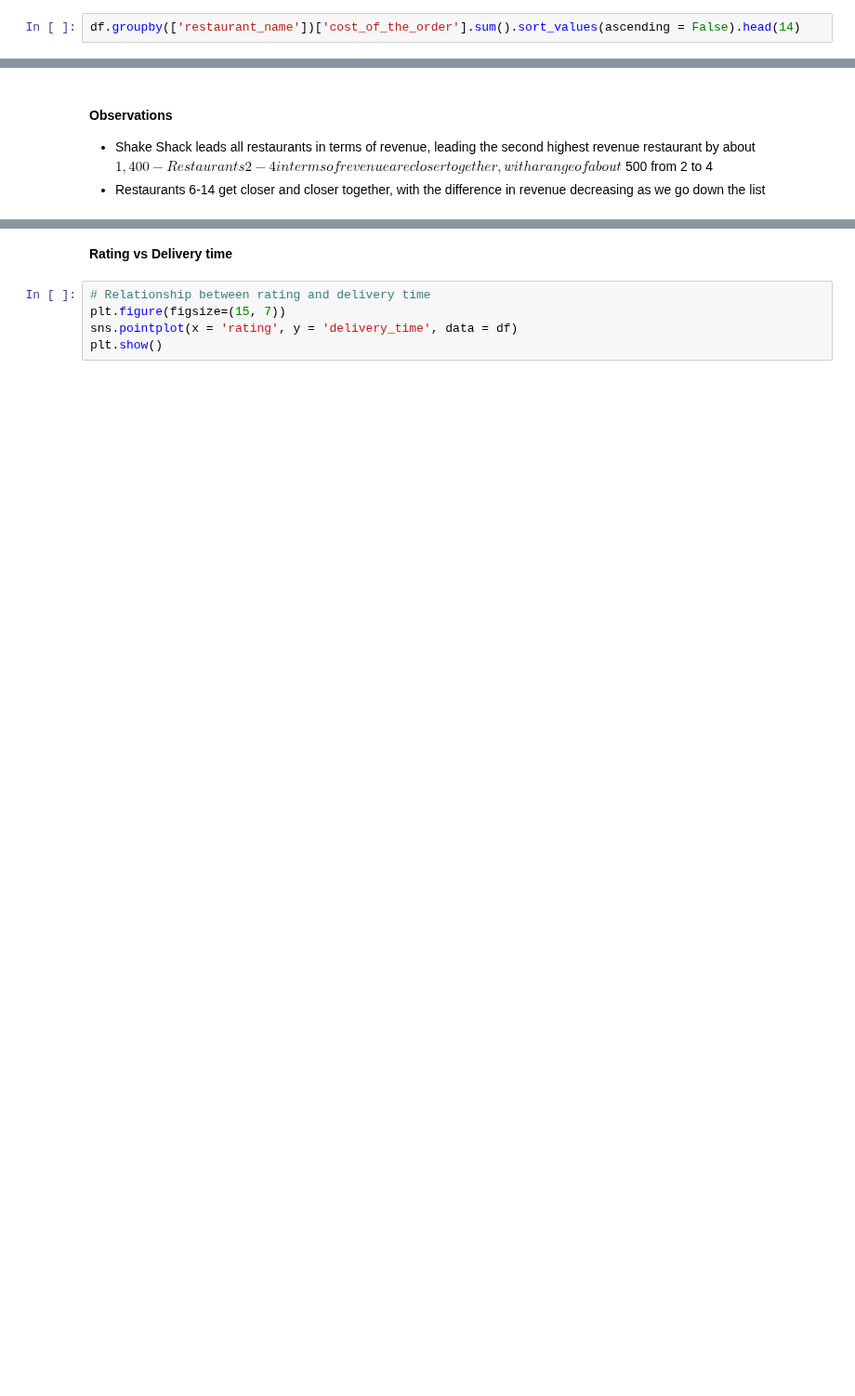
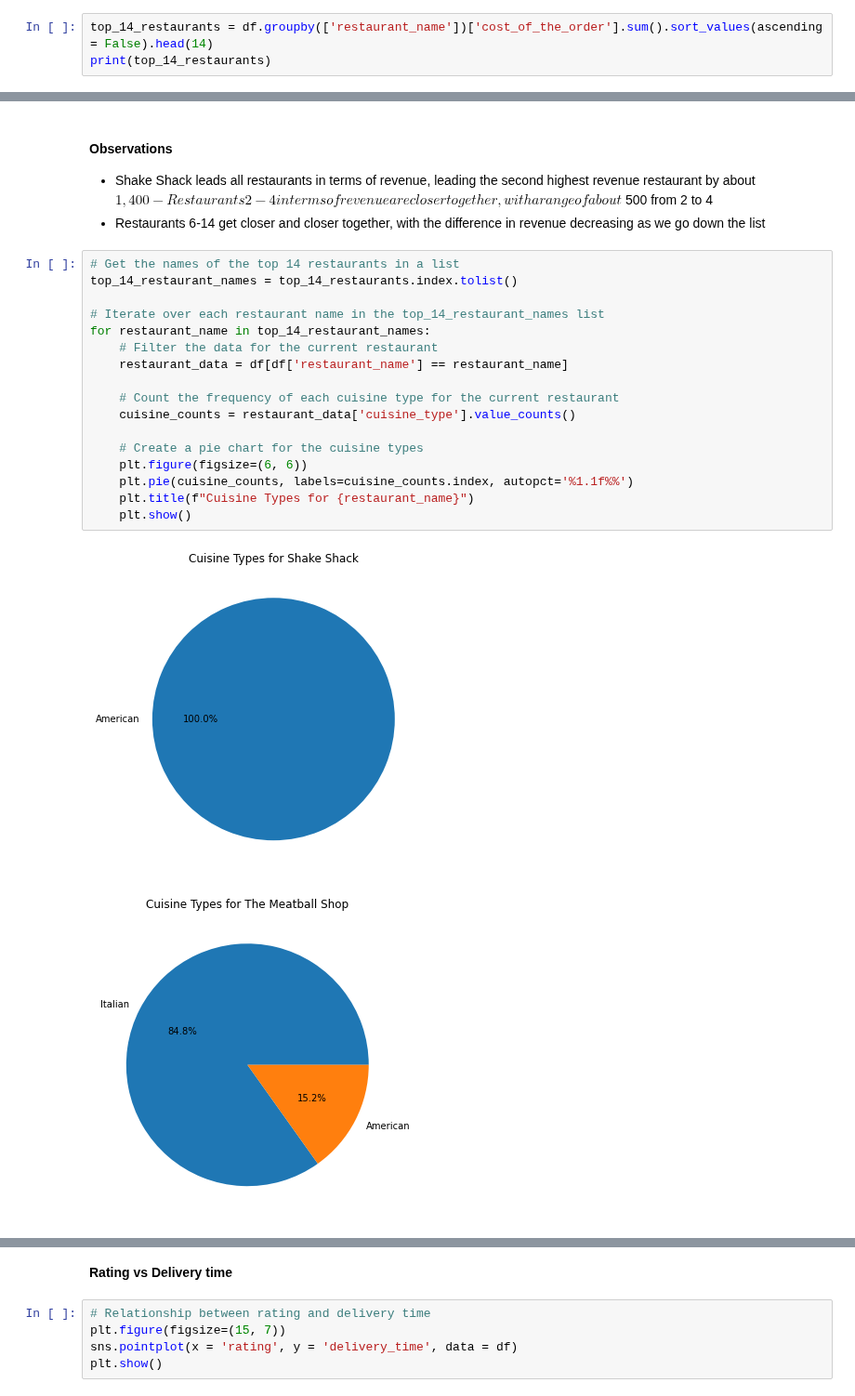
Before and after one commit to FoxHoundOps/PGP-AI-ML, a Jupyter notebook: project1/PYF_Project_LearnerNotebook_FullCode.ipynb, the cells around one changed output, grey strips where cells are left out. Shown at 93% size. Drawn from its saved outputs; the diff is of its cells as text; blank space fills up the shorter version.

```diff
--- a/project1/PYF_Project_LearnerNotebook_FullCode.ipynb
+++ b/project1/PYF_Project_LearnerNotebook_FullCode.ipynb
@@ -504,4 +736,5 @@ plt.show()
 # %% [markdown]
 #### Ruevenue generated by the Top 14 restaurants.
 # %%
-df.groupby(['restaurant_name'])['cost_of_the_order'].sum().sort_values(ascending = False).head(14)
+top_14_restaurants = df.groupby(['restaurant_name'])['cost_of_the_order'].sum().sort_values(ascending = False).head(14)
+print(top_14_restaurants)
@@ -510,3 +760,23 @@ df.groupby(['restaurant_name'])['cost_of_the_order'].sum().sort_values(ascending
 - Shake Shack leads all restaurants in terms of revenue, leading the second highest revenue restaurant by about $1,400
 - Restaurants 2-4 in terms of revenue are closer together, with a range of about $500 from 2 to 4
 - Restaurants 6-14 get closer and closer together, with the difference in revenue decreasing as we go down the list
+# %%
+# Get the names of the top 14 restaurants in a list
+top_14_restaurant_names = top_14_restaurants.index.tolist()
+
+# Iterate over each restaurant name in the top_14_restaurant_names list
+for restaurant_name in top_14_restaurant_names:
+    # Filter the data for the current restaurant
+    restaurant_data = df[df['restaurant_name'] == restaurant_name]
+
+    # Count the frequency of each cuisine type for the current restaurant
+    cuisine_counts = restaurant_data['cuisine_type'].value_counts()
+
+    # Create a pie chart for the cuisine types
+    plt.figure(figsize=(6, 6))
+    plt.pie(cuisine_counts, labels=cuisine_counts.index, autopct='%1.1f%%')
+    plt.title(f"Cuisine Types for {restaurant_name}")
+    plt.show()
+# %% [output]
+[figure, added]
+[figure, added]
```
Also changed, not shown: parts of 66 cells of this notebook.
